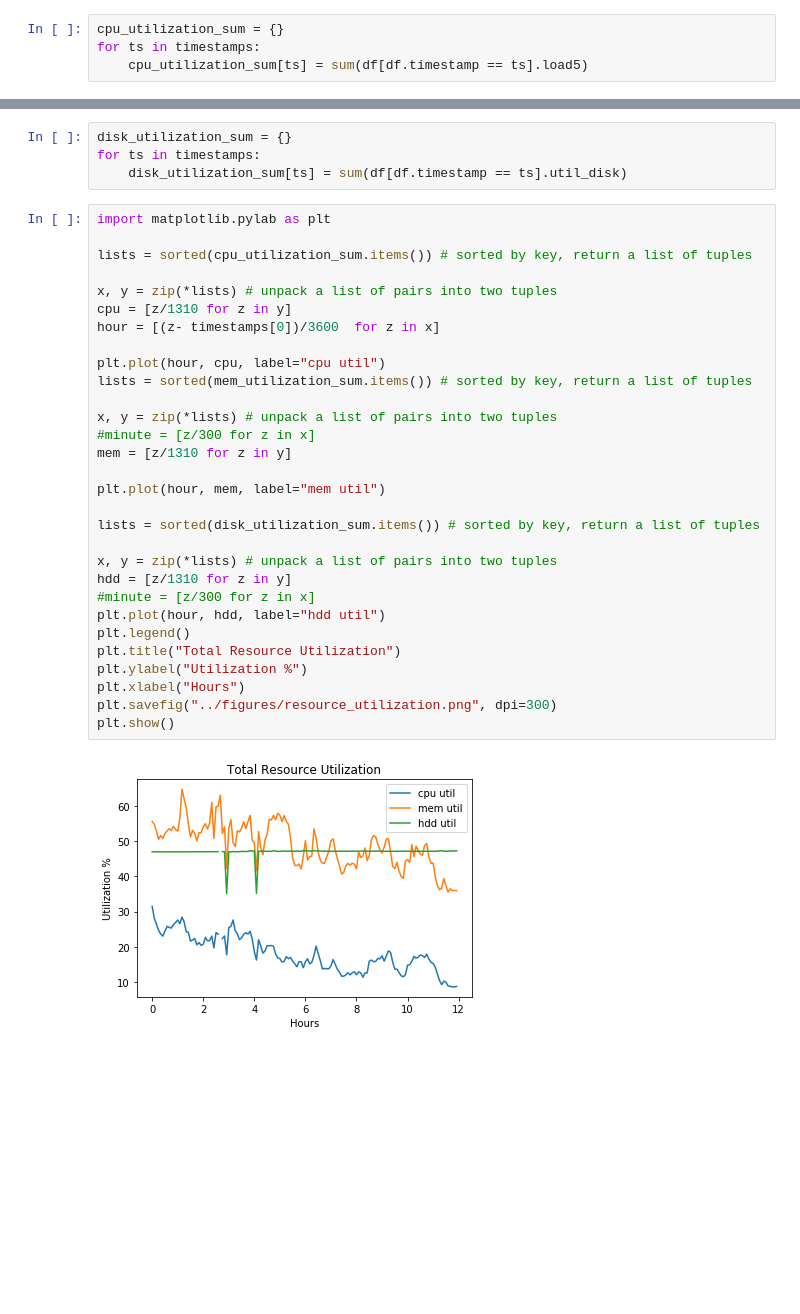
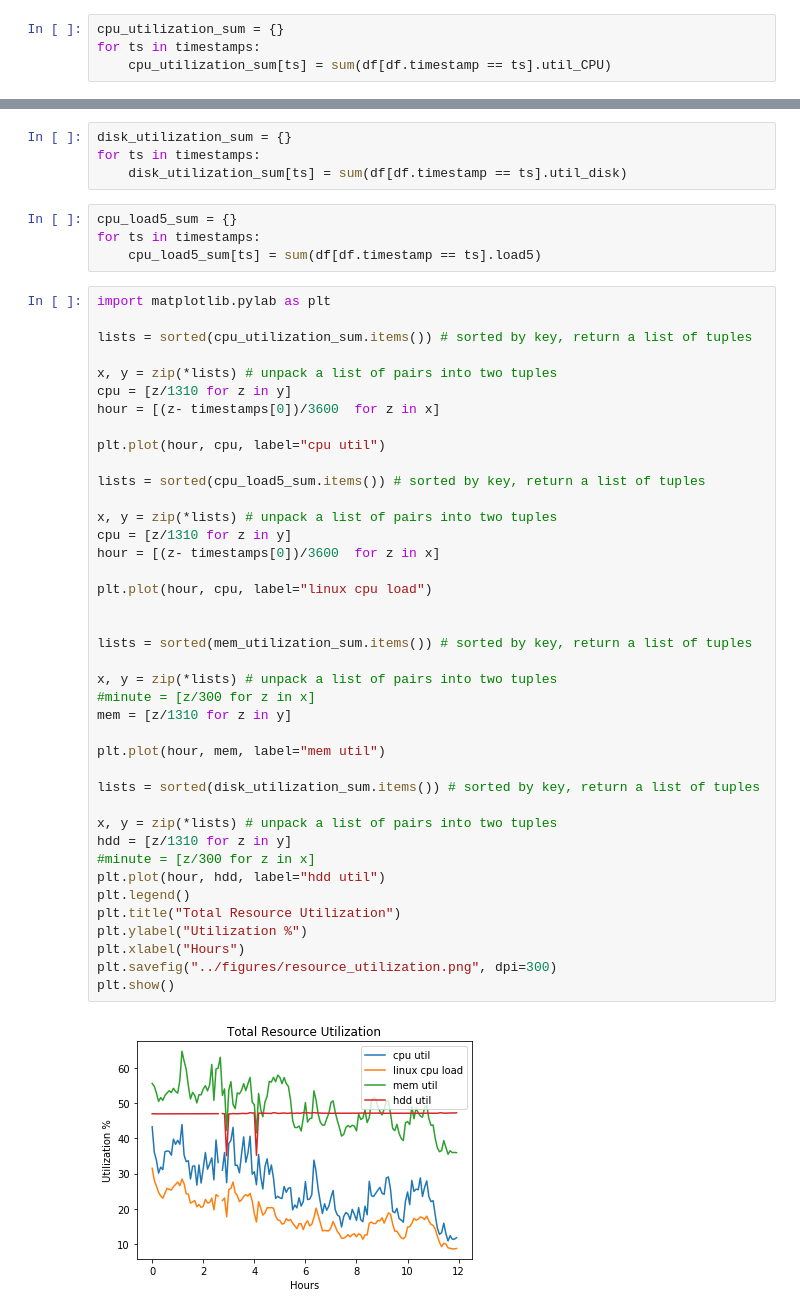
Before and after one commit to codestar12/gc_project, a Jupyter notebook: note_books/Machine Utilization.ipynb, the cells around one changed output, grey strips where cells are left out. Cells and saved outputs as stored; diff of their text form; blank space fills up the shorter version.

Commit message:
added figure of resource utilization

```diff
--- a/note_books/Machine Utilization.ipynb
+++ b/note_books/Machine Utilization.ipynb
@@ -52,7 +60,7 @@ timestamps = np.sort((list(set(df.timestamp))))
 # %%
 cpu_utilization_sum = {}
 for ts in timestamps:
-    cpu_utilization_sum[ts] = sum(df[df.timestamp == ts].load5)
+    cpu_utilization_sum[ts] = sum(df[df.timestamp == ts].util_CPU)
 # %%
 mem_utilization_sum = {}
 for ts in timestamps:
@@ -61,35 +69,49 @@ for ts in timestamps:
 disk_utilization_sum = {}
 for ts in timestamps:
     disk_utilization_sum[ts] = sum(df[df.timestamp == ts].util_disk)
+# %%
+cpu_load5_sum = {}
+for ts in timestamps:
+    cpu_load5_sum[ts] = sum(df[df.timestamp == ts].load5)
 # %%
 import matplotlib.pylab as plt
 
 lists = sorted(cpu_utilization_sum.items()) # sorted by key, return a list of tuples
 
 x, y = zip(*lists) # unpack a list of pairs into two tuples
 cpu = [z/1310 for z in y]
 hour = [(z- timestamps[0])/3600  for z in x]
 
 plt.plot(hour, cpu, label="cpu util")
+
+lists = sorted(cpu_load5_sum.items()) # sorted by key, return a list of tuples
+
+x, y = zip(*lists) # unpack a list of pairs into two tuples
+cpu = [z/1310 for z in y]
+hour = [(z- timestamps[0])/3600  for z in x]
+
+plt.plot(hour, cpu, label="linux cpu load")
+
+
 lists = sorted(mem_utilization_sum.items()) # sorted by key, return a list of tuples
 
 x, y = zip(*lists) # unpack a list of pairs into two tuples
 #minute = [z/300 for z in x]
 mem = [z/1310 for z in y]
 
 plt.plot(hour, mem, label="mem util")
 
 lists = sorted(disk_utilization_sum.items()) # sorted by key, return a list of tuples
 
 x, y = zip(*lists) # unpack a list of pairs into two tuples
 hdd = [z/1310 for z in y]
 #minute = [z/300 for z in x]
 plt.plot(hour, hdd, label="hdd util")
 plt.legend()
 plt.title("Total Resource Utilization")
 plt.ylabel("Utilization %")
 plt.xlabel("Hours")
 plt.savefig("../figures/resource_utilization.png", dpi=300)
 plt.show()
 # %% [output]
-[figure, old version]
+[figure, new version]
```
Also changed, not shown: parts of 6 cells of this notebook, 1 other file.
